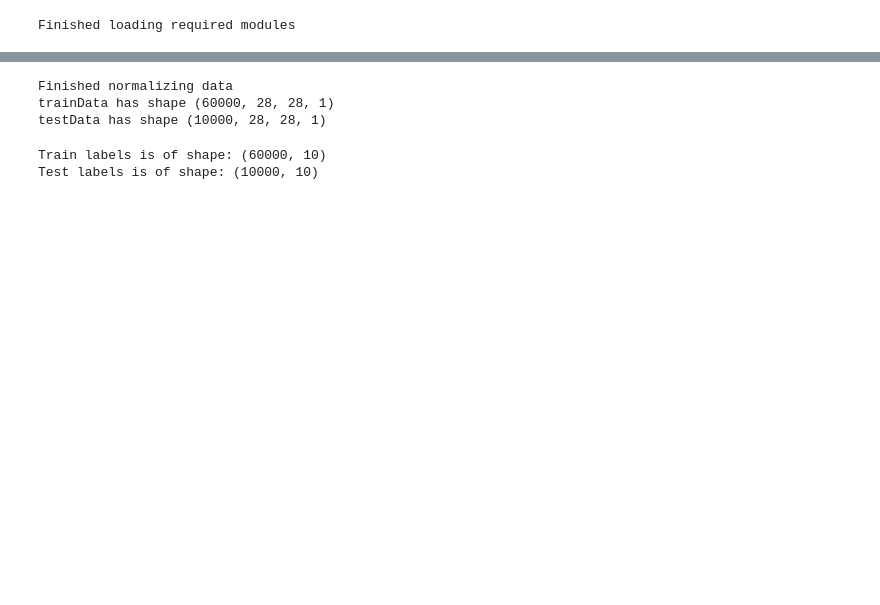
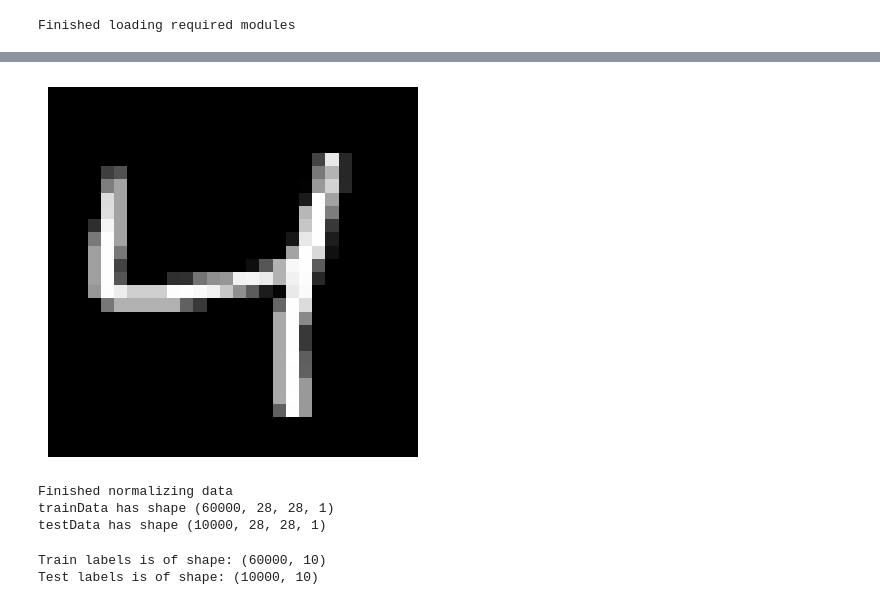
Before and after one commit to walterwitschey/BE547-ML, a Jupyter notebook: mnist.ipynb, the cells around one changed output, grey strips where cells are left out. Saved outputs shown, nothing was run; the diff lists cells and outputs as text; code cells hidden in the pictures; blank space fills up the shorter version.

```diff
--- a/mnist.ipynb
+++ b/mnist.ipynb
@@ -19,4 +21,9 @@ print("trainLabels is a 1D array with %d elements" % (len(trainLabels)))
 print("")
 print("Testing set has %d images of size (28,28) - testData is of shape: %s" % (testData.shape[0], str(testData.shape)))
 print("testLabels is a 1D array with %d elements" % (len(testLabels)))
+
+samp_img_ind = 2
+plt.imshow(trainData[samp_img_ind,:,:],cmap='gray')
+plt.axis('off')
+print("Label of sample image is %d" % trainLabels[samp_img_ind])
 # %% [output]
@@ -32,3 +37,4 @@ testLabels is a 1D array with 10000 elements
+[figure, added]
 # %%
 # Convert image datatype to float32 and normalize values between 0 and 1
 trainData = trainData.astype("float32")
```
Also changed, not shown: parts of 10 cells of this notebook, 2 other files.
